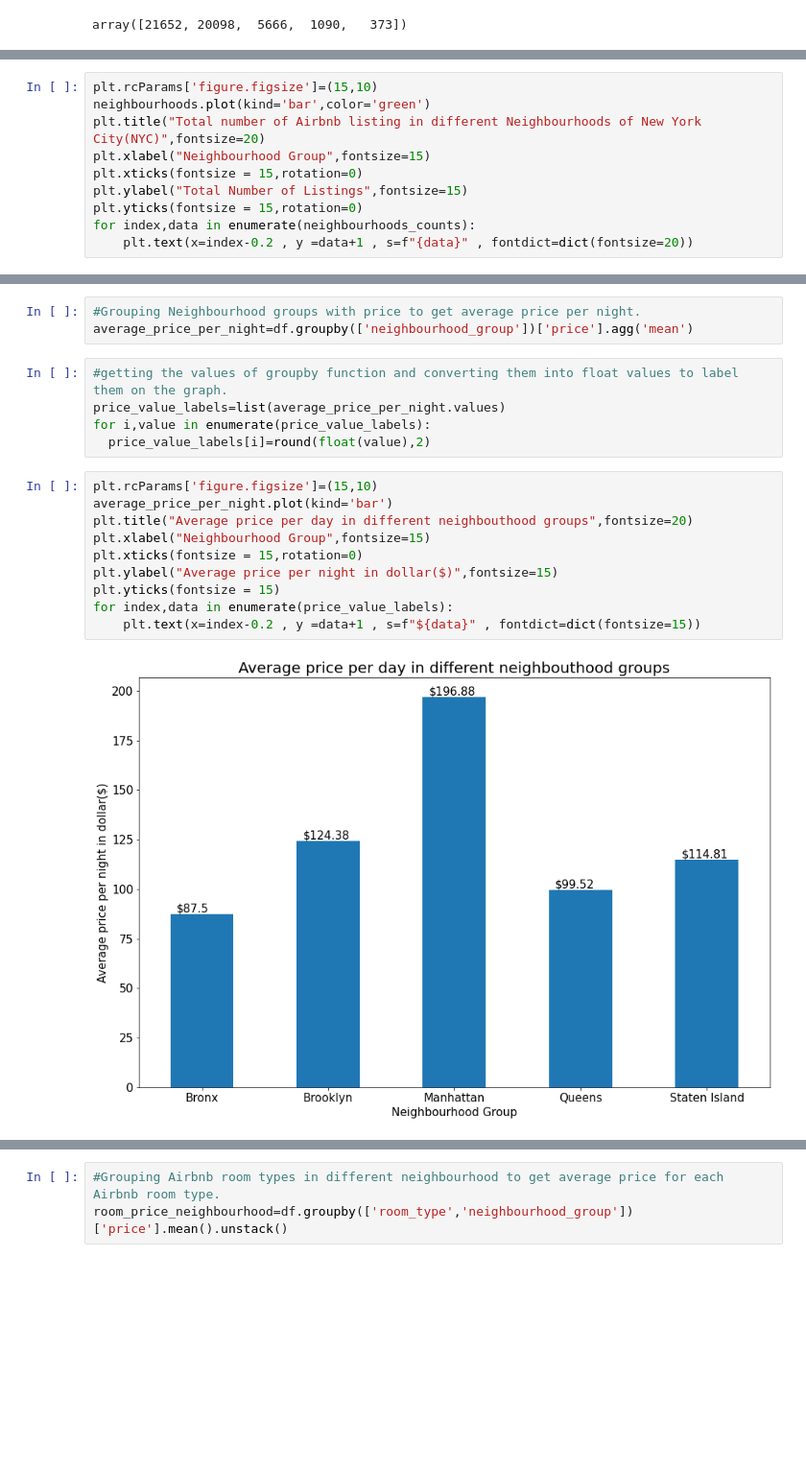
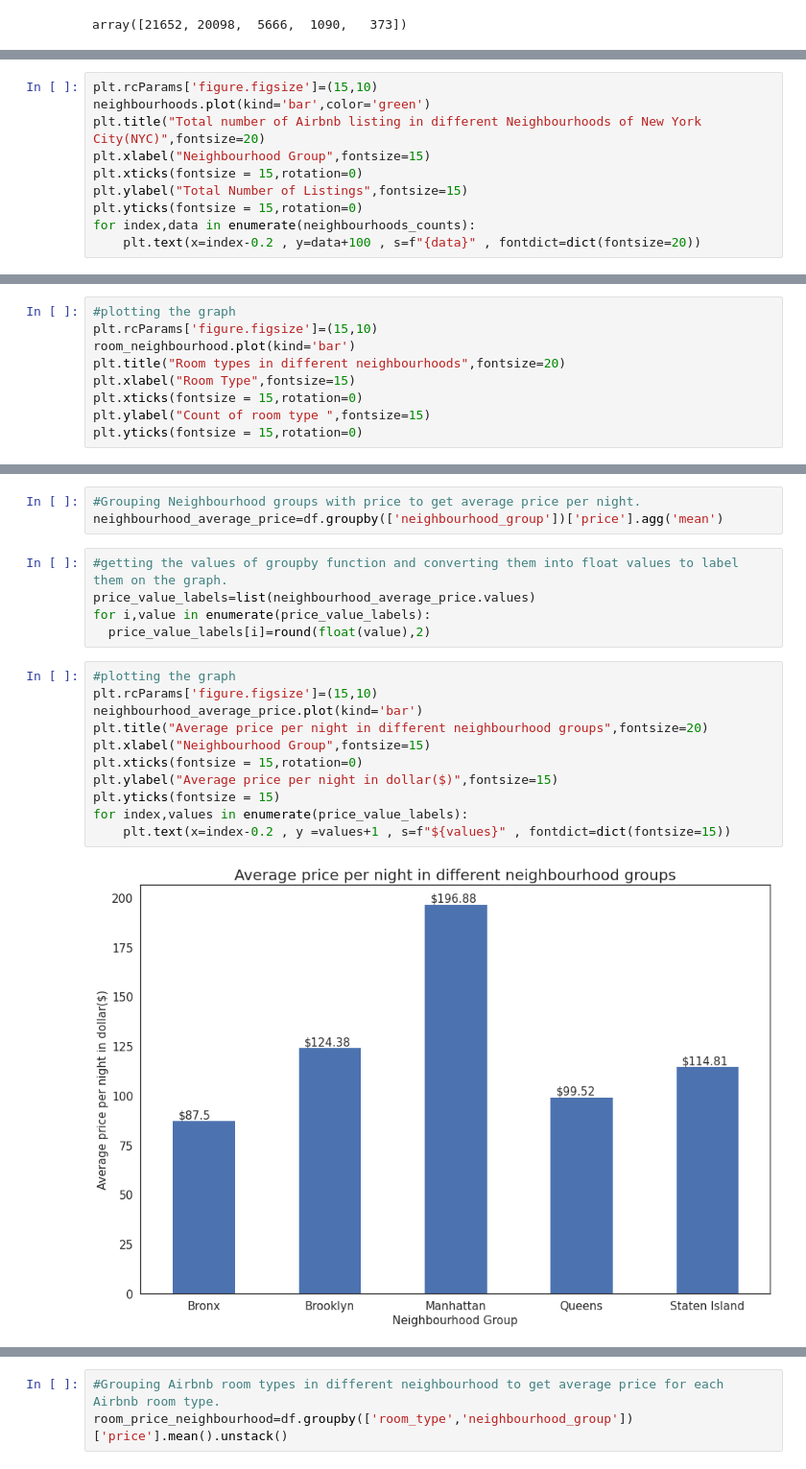
Before and after one commit to shubhamjangid510/EDA-Capstone-Airbnb-Analysis, a Jupyter notebook: Airbnb_Bookings_Analysis_Capstone_Project.ipynb, the cells around one changed output, grey strips where cells are left out. Shown at 96% size. Cells and saved outputs as stored; diff of their text form; blank space fills up the shorter version.

```diff
--- a/Airbnb_Bookings_Analysis_Capstone_Project.ipynb
+++ b/Airbnb_Bookings_Analysis_Capstone_Project.ipynb
@@ -168,5 +172,5 @@ plt.xticks(fontsize = 15,rotation=0)
 plt.ylabel("Total Number of Listings",fontsize=15)
 plt.yticks(fontsize = 15,rotation=0)
 for index,data in enumerate(neighbourhoods_counts):
-    plt.text(x=index-0.2 , y =data+1 , s=f"{data}" , fontdict=dict(fontsize=20))
+    plt.text(x=index-0.2 , y=data+100 , s=f"{data}" , fontdict=dict(fontsize=20))
 # %% [output]
@@ -177,0 +233,9 @@ After Manhatten, Brooklyn has the most listings and Staten Island has the least
+# %%
+#plotting the graph
+plt.rcParams['figure.figsize']=(15,10)
+room_neighbourhood.plot(kind='bar')
+plt.title("Room types in different neighbourhoods",fontsize=20)
+plt.xlabel("Room Type",fontsize=15)
+plt.xticks(fontsize = 15,rotation=0)
+plt.ylabel("Count of room type ",fontsize=15)
+plt.yticks(fontsize = 15,rotation=0)
@@ -180,23 +253,24 @@ After Manhatten, Brooklyn has the most listings and Staten Island has the least
 We will be looking into different neighbourhood based on their average price per night.
 # %%
 #Grouping Neighbourhood groups with price to get average price per night.
-average_price_per_night=df.groupby(['neighbourhood_group'])['price'].agg('mean')
+neighbourhood_average_price=df.groupby(['neighbourhood_group'])['price'].agg('mean')
 # %%
 #getting the values of groupby function and converting them into float values to label them on the graph.
-price_value_labels=list(average_price_per_night.values)
+price_value_labels=list(neighbourhood_average_price.values)
 for i,value in enumerate(price_value_labels):
   price_value_labels[i]=round(float(value),2)
 # %%
+#plotting the graph
 plt.rcParams['figure.figsize']=(15,10)
-average_price_per_night.plot(kind='bar')
-plt.title("Average price per day in different neighbouthood groups",fontsize=20)
+neighbourhood_average_price.plot(kind='bar')
+plt.title("Average price per night in different neighbourhood groups",fontsize=20)
 plt.xlabel("Neighbourhood Group",fontsize=15)
 plt.xticks(fontsize = 15,rotation=0)
 plt.ylabel("Average price per night in dollar($)",fontsize=15)
 plt.yticks(fontsize = 15)
-for index,data in enumerate(price_value_labels):
-    plt.text(x=index-0.2 , y =data+1 , s=f"${data}" , fontdict=dict(fontsize=15))
+for index,values in enumerate(price_value_labels):
+    plt.text(x=index-0.2 , y =values+1 , s=f"${values}" , fontdict=dict(fontsize=15))
 # %% [output]
-[figure, old version]
+[figure, new version]
 # %% [markdown]
 ###INFERENCE
```
Also changed, not shown: parts of 58 cells of this notebook.
